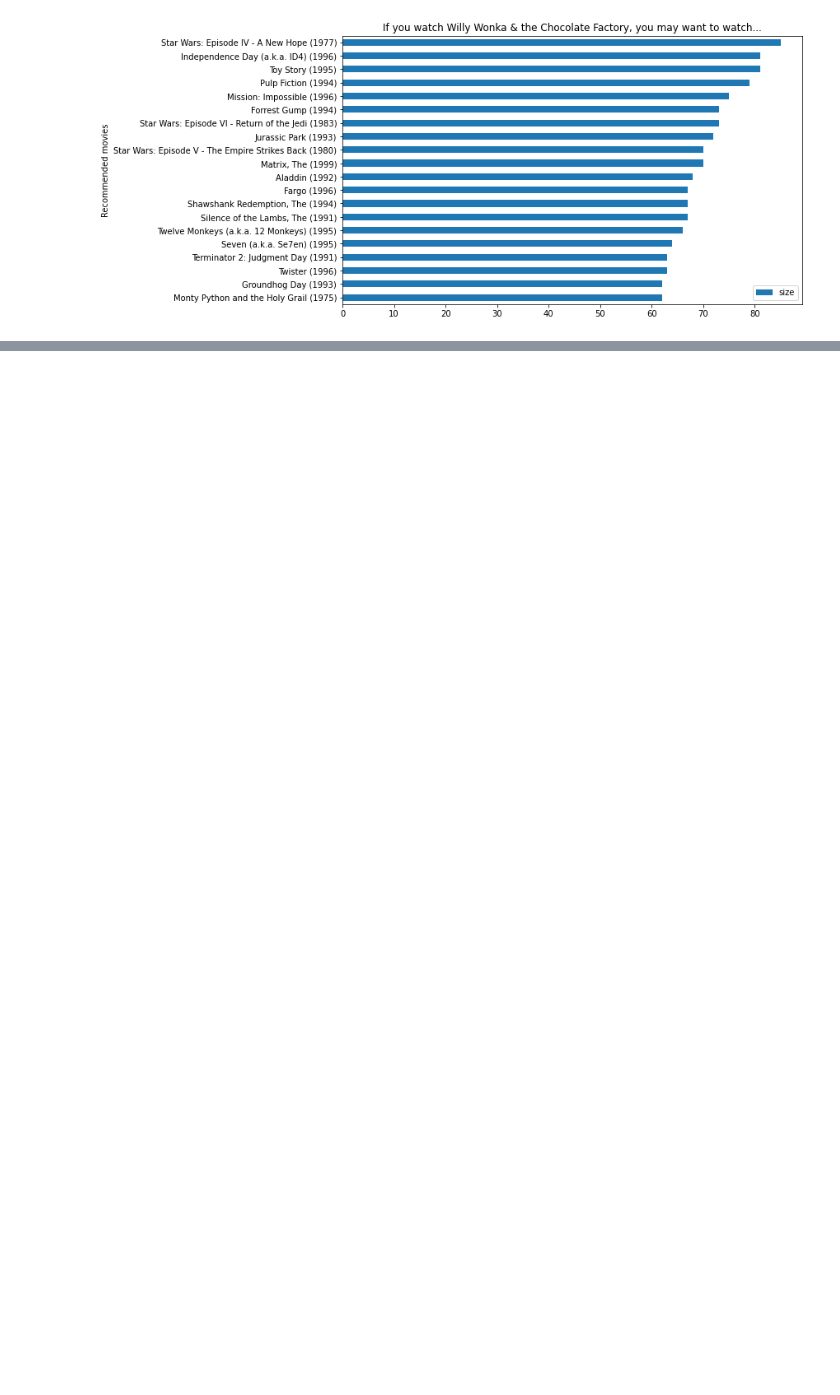
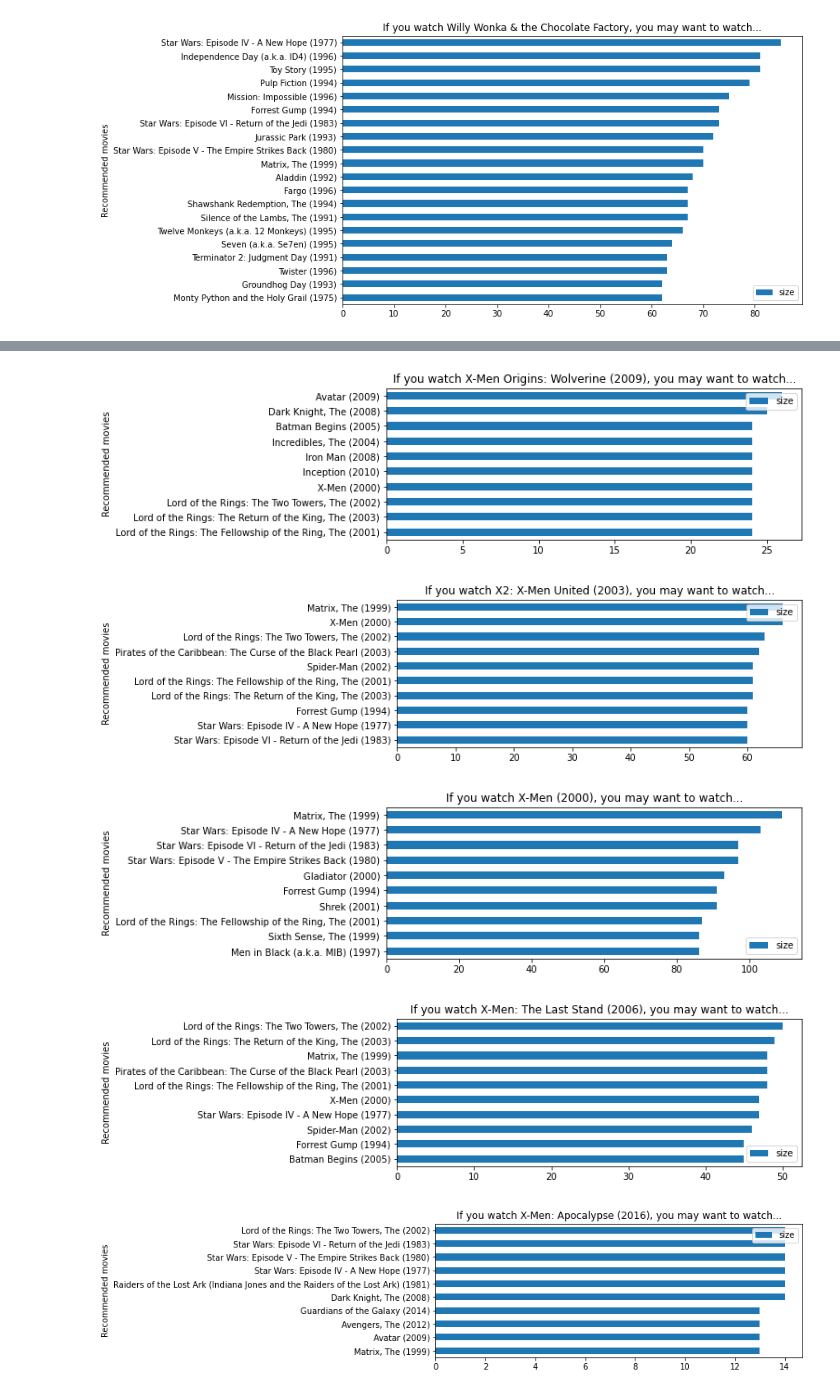
Before and after one commit to wswu001/Recommendation-Engine-for-Movies, a Jupyter notebook: main.ipynb, the cells around one changed output, grey strips where cells are left out. Drawn from its saved outputs; the diff is of its cells as text; code cells hidden in the pictures; blank space fills up the shorter version.

```diff
--- a/main.ipynb
+++ b/main.ipynb
@@ -184,0 +186,13 @@ plt.show()
+# %%
+def recommend_try(movie_name):
+    movie_name = movie_name.lower()
+    possible_movie = list(set([x for x in pair_counts_sorted['movie_a'] if movie_name in str(x.lower())]))
+    #df = pair_counts_sorted[pair_counts_sorted['movie_a'].isin(possible_movie)]
+    #df = df.groupby('movie_a').head(10)
+    for movie in possible_movie:
+        df = pair_counts_sorted[pair_counts_sorted['movie_a'] == movie]
+        df.head(10).plot.barh(x='movie_b', figsize = (8,3))
+        plt.gca().invert_yaxis()
+        plt.title(f'If you watch {movie}, you may want to watch...')
+        plt.ylabel('Recommended movies')
+        plt.show()
@@ -184,0 +217,8 @@ plt.show()
+# %%
+recommend_try('x-men')
+# %% [output]
+[figure, added]
+[figure, added]
+[figure, added]
+[figure, added]
+[figure, added]
```
Also changed, not shown: parts of 8 cells of this notebook.
